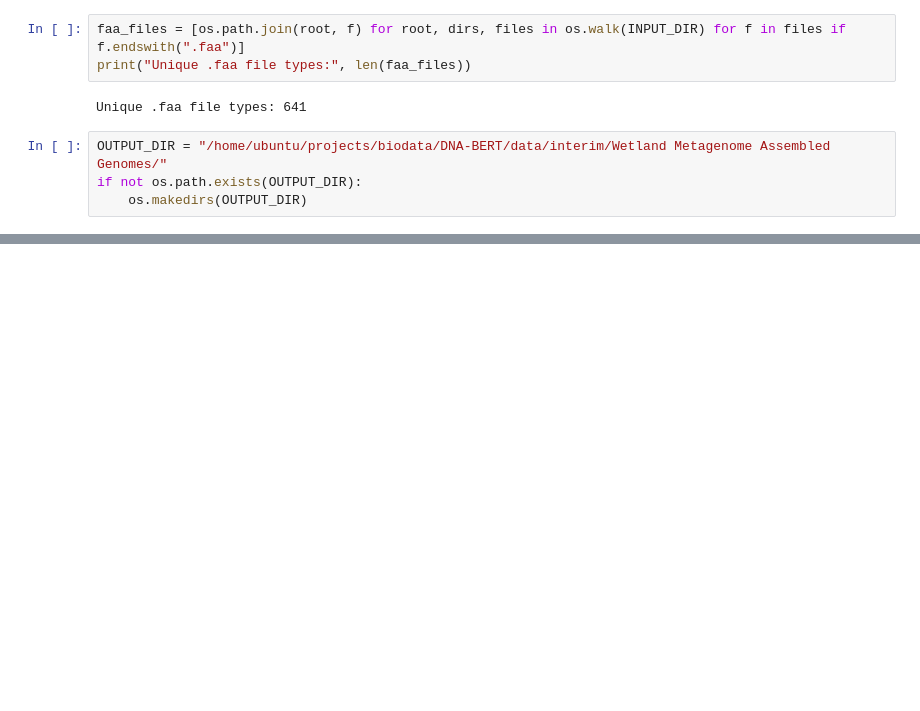
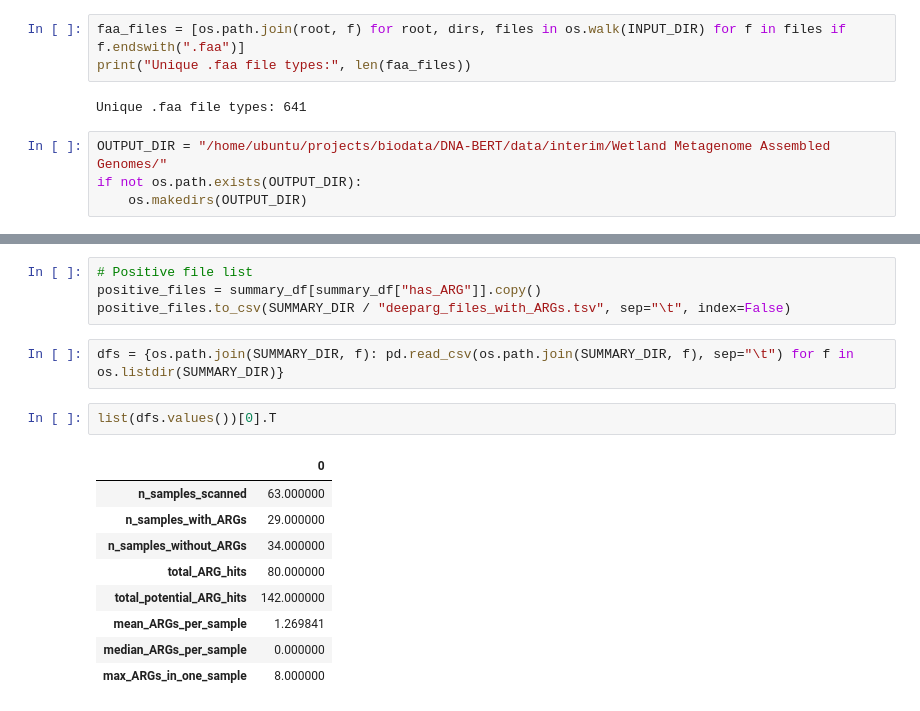
Before and after one commit to jayanta-banik/DNA-BERT, a Jupyter notebook: scripts/python/ARG_01_EDA.ipynb, the cells around one changed output, grey strips where cells are left out. Cells and saved outputs as stored; diff of their text form; blank space fills up the shorter version.

```diff
--- a/scripts/python/ARG_01_EDA.ipynb
+++ b/scripts/python/ARG_01_EDA.ipynb
@@ -211,0 +380,18 @@ KeyboardInterrupt:
+# %%
+# Positive file list
+positive_files = summary_df[summary_df["has_ARG"]].copy()
+positive_files.to_csv(SUMMARY_DIR / "deeparg_files_with_ARGs.tsv", sep="\t", index=False)
+# %%
+dfs = {os.path.join(SUMMARY_DIR, f): pd.read_csv(os.path.join(SUMMARY_DIR, f), sep="\t") for f in os.listdir(SUMMARY_DIR)}
+# %%
+list(dfs.values())[0].T
+# %% [output]
+|  | 0 |
+| n_samples_scanned | 63.000000 |
+| n_samples_with_ARGs | 29.000000 |
+| n_samples_without_ARGs | 34.000000 |
+| total_ARG_hits | 80.000000 |
+| total_potential_ARG_hits | 142.000000 |
+| mean_ARGs_per_sample | 1.269841 |
+| median_ARGs_per_sample | 0.000000 |
+| max_ARGs_in_one_sample | 8.000000 |
```
Also changed, not shown: parts of 12 cells of this notebook.
